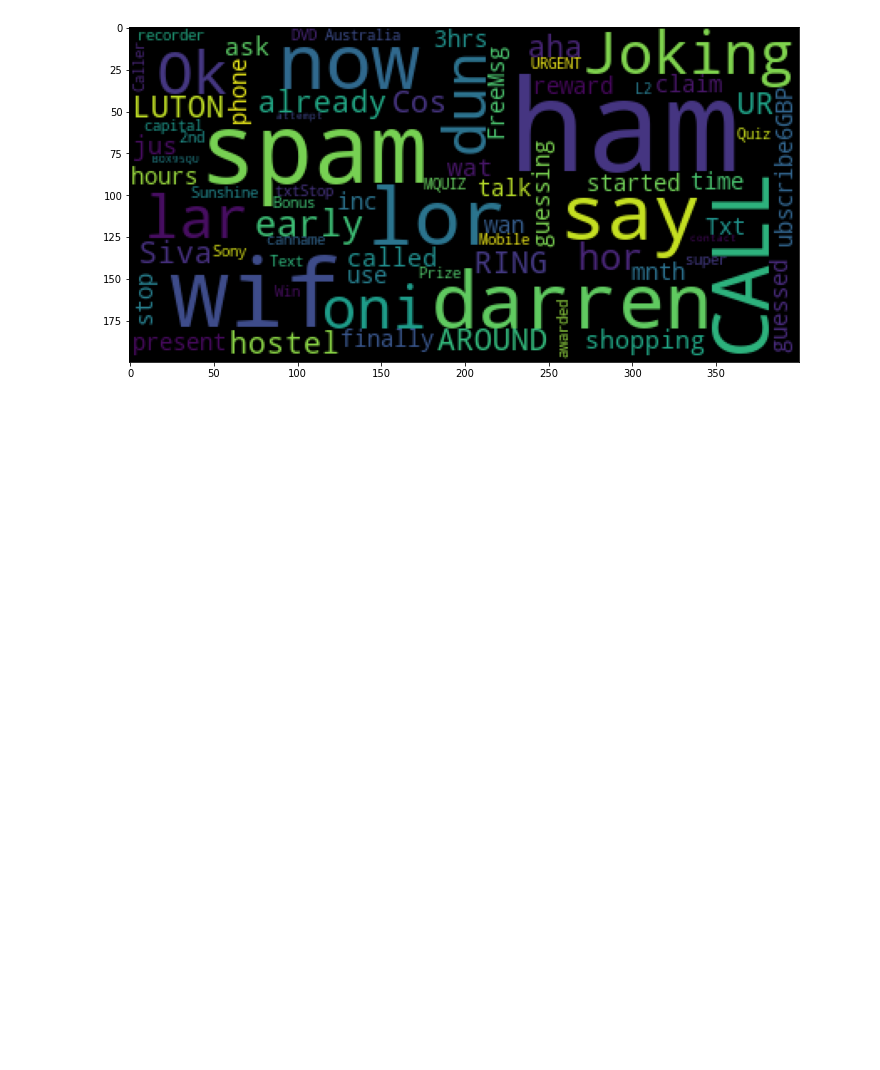
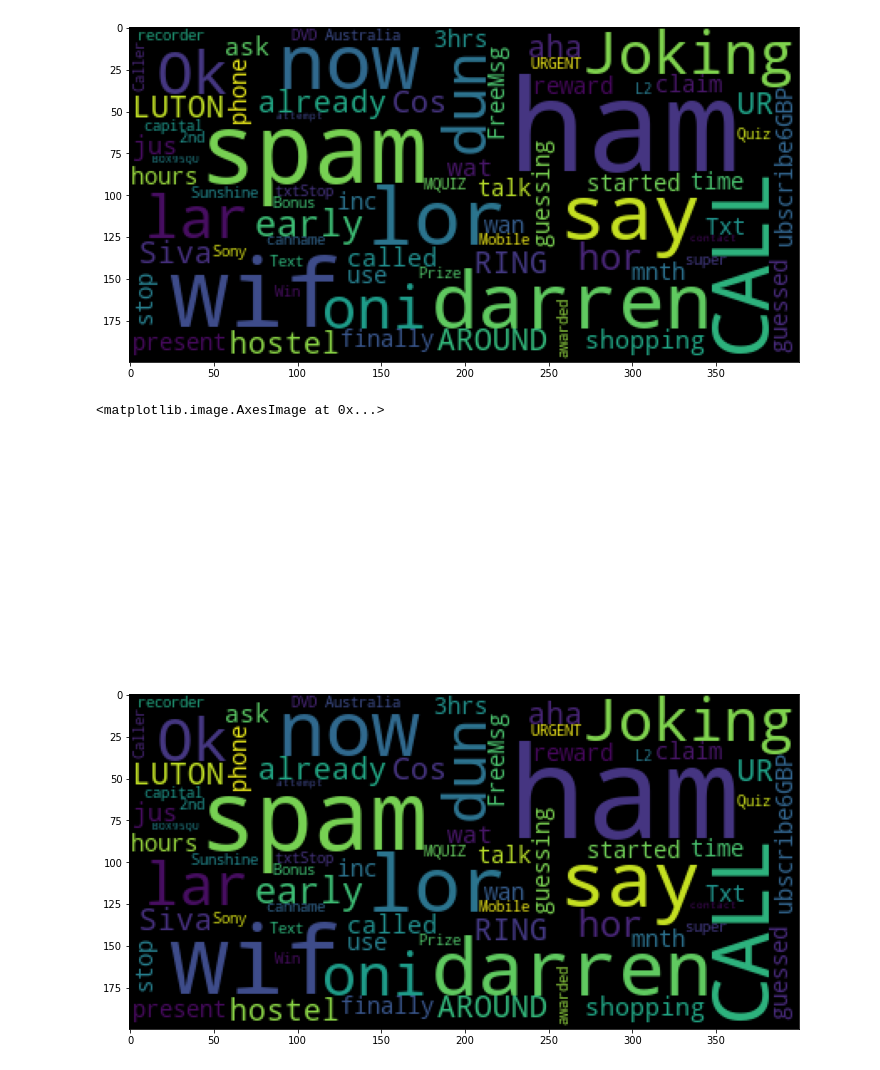
Before and after one commit to MaryAdewunmi/Natural-Language-Processing-NLP-, a Jupyter notebook: Cleaning_Texts_with_NLP.ipynb, the cells around one changed output. Saved outputs shown, nothing was run; the diff lists cells and outputs as text; code cells hidden in the pictures; blank space fills up the shorter version.

```diff
--- a/Cleaning_Texts_with_NLP.ipynb
+++ b/Cleaning_Texts_with_NLP.ipynb
@@ -208,3 +208,11 @@ plt.imshow(wordcloud)
 # %% [output]
 <matplotlib.image.AxesImage at 0x...>
 [figure]
+# %%
+plt.axis("off")
+plt.figure(figsize = (12,12))
+plt.imshow(wordcloud)
+# %% [output]
+<matplotlib.image.AxesImage at 0x...>
+[figure, added]
+[figure, added]
```
Also changed, not shown: parts of 16 cells of this notebook.
